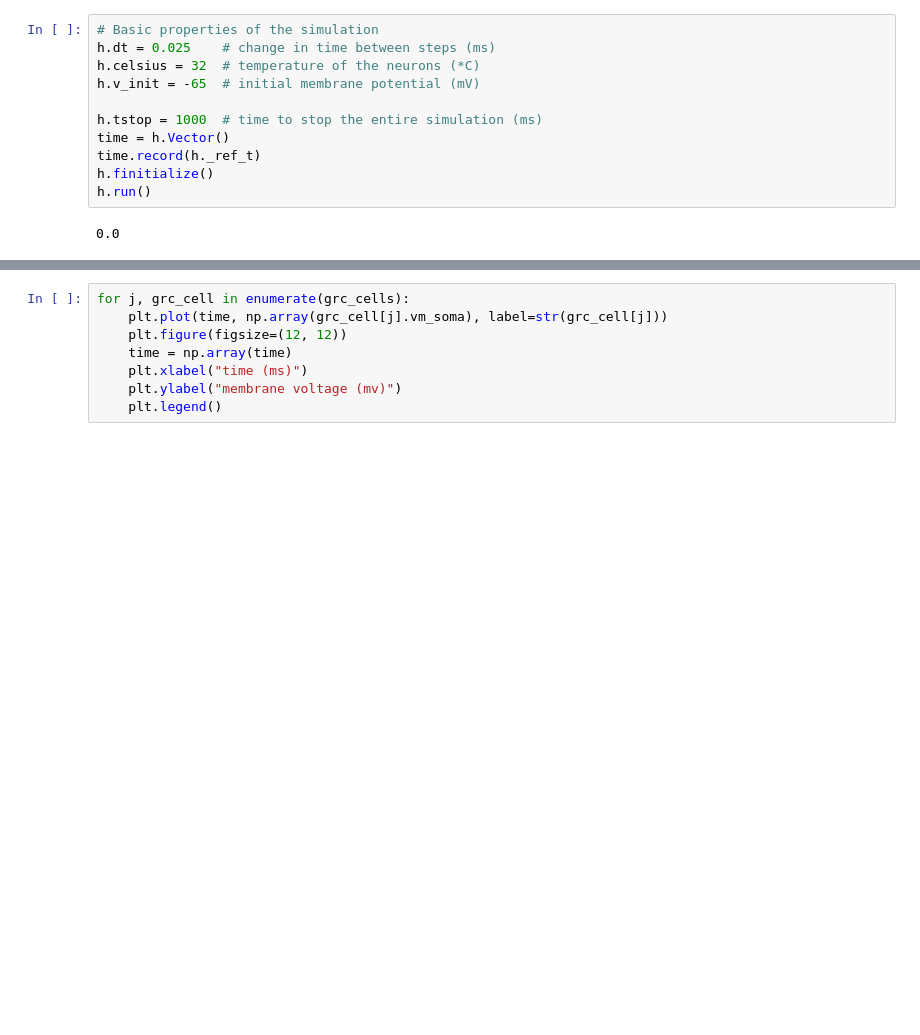
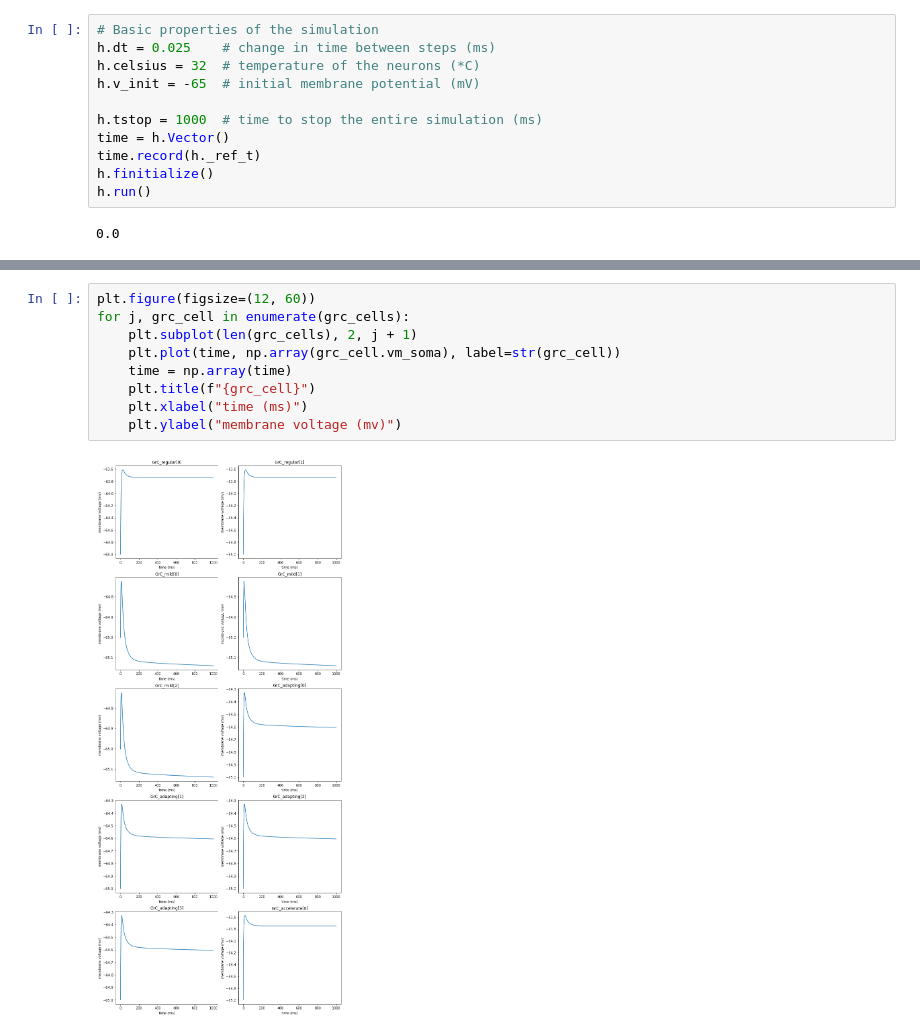
Before and after one commit to Spiritreaper331/Honors-Project-2022, a Jupyter notebook: Cerebellum Model/Small Network.ipynb, the cells around one changed output, grey strips where cells are left out. Saved outputs shown, nothing was run; the diff lists cells and outputs as text; blank space fills up the shorter version.

```diff
--- a/Cerebellum Model/Small Network.ipynb
+++ b/Cerebellum Model/Small Network.ipynb
@@ -125,8 +183,11 @@ for j, golgi_cell in enumerate(golgi_cells):
 # %%
+plt.figure(figsize=(12, 60))
 for j, grc_cell in enumerate(grc_cells):
-    plt.plot(time, np.array(grc_cell[j].vm_soma), label=str(grc_cell[j]))
-    plt.figure(figsize=(12, 12))
+    plt.subplot(len(grc_cells), 2, j + 1)
+    plt.plot(time, np.array(grc_cell.vm_soma), label=str(grc_cell))
     time = np.array(time)
+    plt.title(f"{grc_cell}")
     plt.xlabel("time (ms)")
     plt.ylabel("membrane voltage (mv)")
-    plt.legend()
+# %% [output]
+[figure, added]
```
Also changed, not shown: parts of 8 cells of this notebook, 4 other files.
